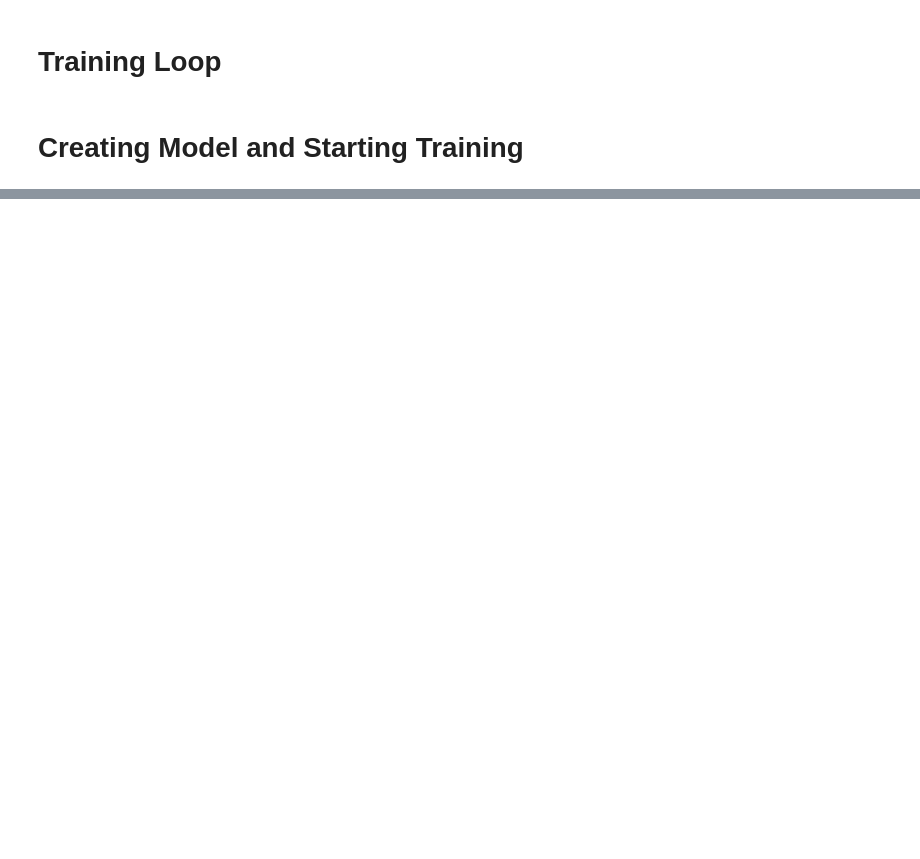
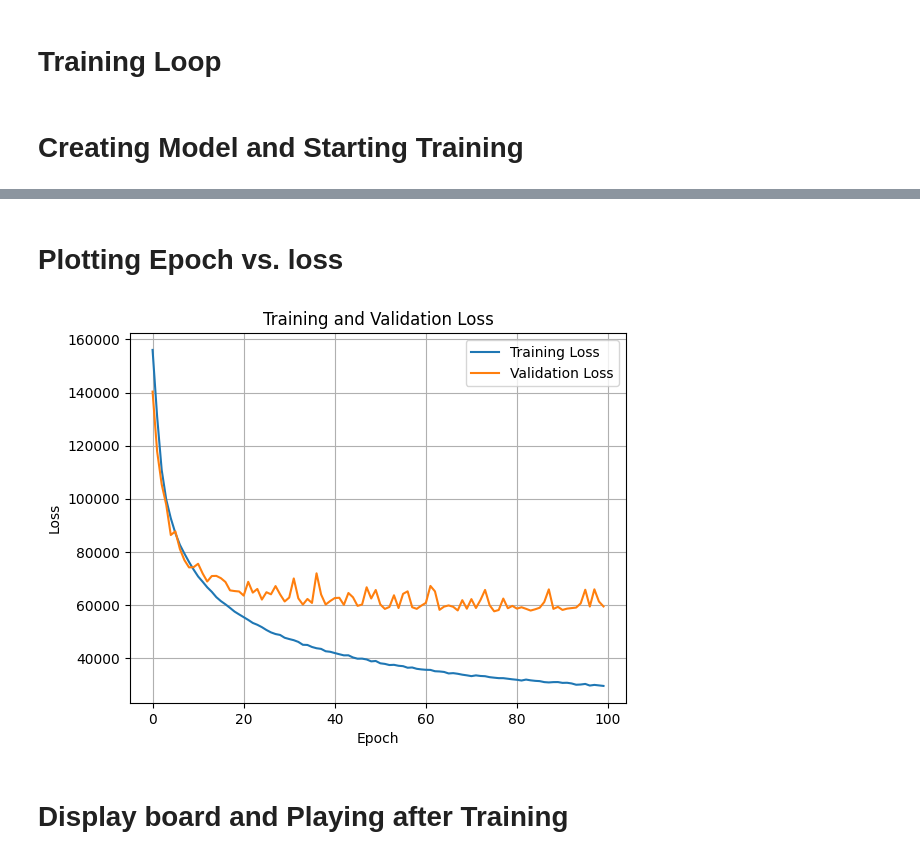
Before and after one commit to kvnjthms/chess-nn, a Jupyter notebook: chessengine.ipynb, the cells around one changed output, grey strips where cells are left out. Saved outputs shown, nothing was run; the diff lists cells and outputs as text; code cells hidden in the pictures; blank space fills up the shorter version.

```diff
--- a/chessengine.ipynb
+++ b/chessengine.ipynb
@@ -15,7 +15,7 @@ import torch.nn.functional as F
 # %%
 import pandas as pd
 num_train = 55000
-num_epochs = 200
+num_epochs = 100
 
 df = pd.read_csv('train.csv')
 train_df = pd.read_csv('train.csv')
@@ -72,20 +72,19 @@ def piece_value(piece):
     return 0
 
 def fen_to_matrix(fen):
-    # getting piece names
+    #print(fen)
+    # Getting names of pieces
     board = chess.Board(fen)
-
+    #print("board before replacing\n", board)
     #gets rid of spaces and newline characters
     str_board = str(board).replace(' ', '').replace('\n', '')
+    #print("board after replacing", str_board)
 
-    # Convert each character to a numeric value
-    int_board = [piece_value(char) for char in str_board]
-
-    # Reshape the flat list into an 8x8 matrix
-    matrix = np.array(int_board).reshape((1, 1, 8, 8))
-
-    return matrix
-
+    values_list = []
+    for char in str_board:
+      values_list.append(piece_value(char))
+    # Add channel dimension since pytorch CNNS expect (batch_size, channels, height, width)
+    return np.array(values_list).reshape(1, 8, 8)
 
 def create_dataset(df):
     input_list = []
@@ -135,4 +246,7 @@ def train(epochs=100):
 # Creating Model and Starting Training
 # %%
 model = CNN()
-train(epochs=num_epochs)
+train_accs, valid_accs = train(epochs=num_epochs)
+# to use the CNNResNet model, uncomment the following two lines and comment the previous two
+#model = CNNResNet()
+#train_accs, valid_accs = train(epochs=num_epochs)
@@ -139,3 +271,26 @@ train(epochs=num_epochs)
+# %% [markdown]
+# Plotting Epoch vs. loss
+# %%
+import matplotlib.pyplot as plt
+
+def plot_loss():
+    # Convert tensors to floats for plotting
+    train_vals = [t.item() if hasattr(t, "item") else t for t in train_accs]
+    valid_vals = [t.item() if hasattr(t, "item") else t for t in valid_accs]
+
+    plt.plot(train_vals, label="Training Loss")
+    plt.plot(valid_vals, label="Validation Loss")
+    plt.xlabel("Epoch")
+    plt.ylabel("Loss")
+    plt.title("Training and Validation Loss")
+    plt.legend()
+    plt.grid(True)
+    plt.show()
+plot_loss()
+# %% [output]
+[figure, added]
+# %% [markdown]
+# Display board and Playing after Training
 # %%
 import random
 from IPython.display import display
```
Also changed, not shown: parts of 6 cells of this notebook.
